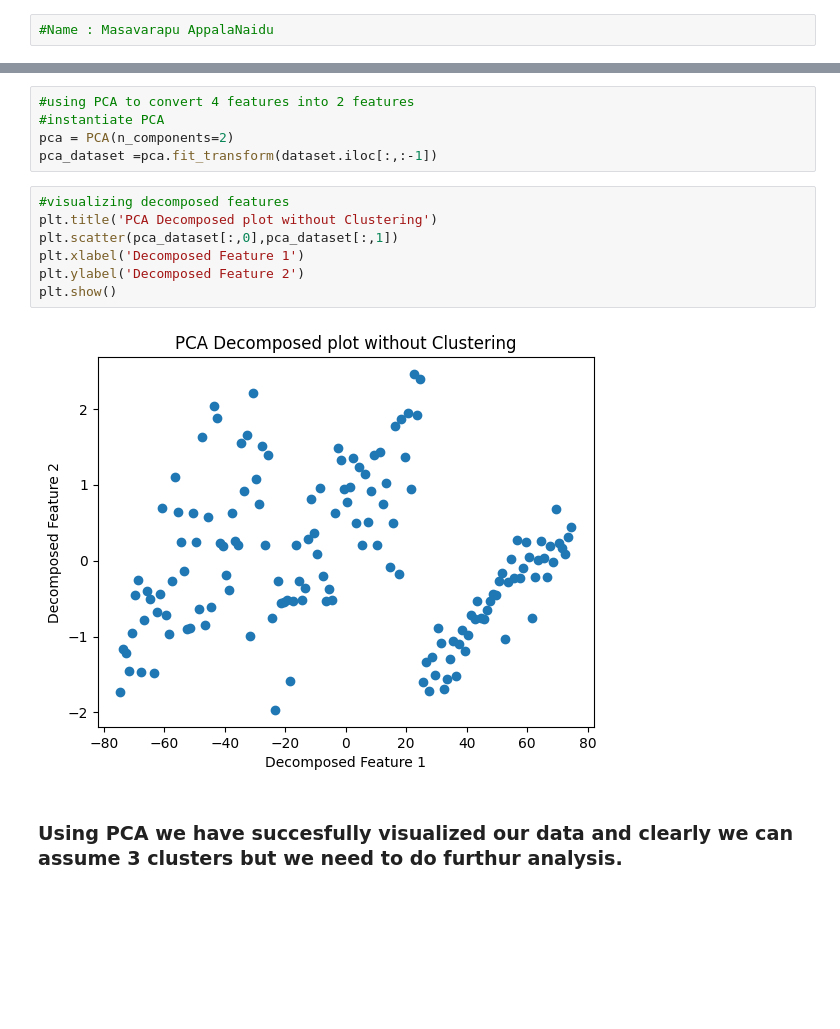
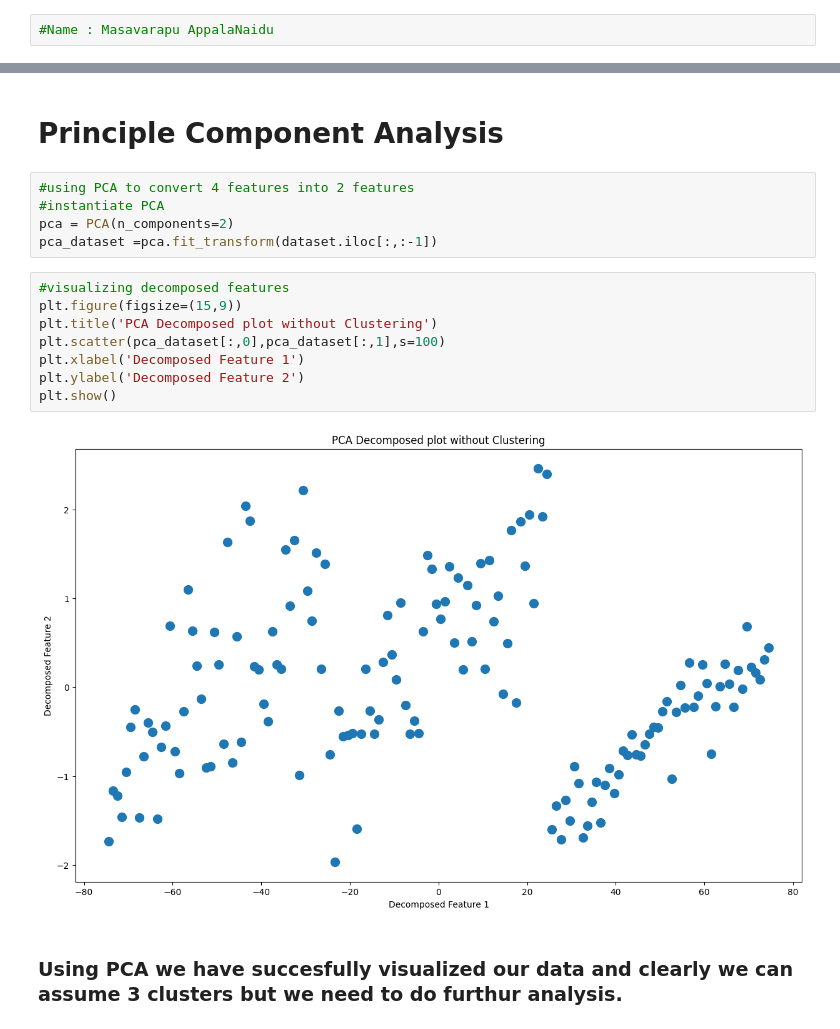
Before and after one commit to naidu970/sparks-internship-submission, a Jupyter notebook: task2.ipynb, the cells around one changed output, grey strips where cells are left out. Cells and saved outputs as stored; diff of their text form; blank space fills up the shorter version.

```diff
--- a/task2.ipynb
+++ b/task2.ipynb
@@ -34,3 +86,5 @@ number of species ['Iris-setosa' 'Iris-versicolor' 'Iris-virginica']
+# %% [markdown]
+# Principle Component Analysis
 # %%
 #using PCA to convert 4 features into 2 features
 #instantiate PCA
@@ -38,13 +92,14 @@ pca = PCA(n_components=2)
 pca_dataset =pca.fit_transform(dataset.iloc[:,:-1])
 # %%
 #visualizing decomposed features
+plt.figure(figsize=(15,9))
 plt.title('PCA Decomposed plot without Clustering')
-plt.scatter(pca_dataset[:,0],pca_dataset[:,1])
+plt.scatter(pca_dataset[:,0],pca_dataset[:,1],s=100)
 plt.xlabel('Decomposed Feature 1')
 plt.ylabel('Decomposed Feature 2')
 plt.show()
 # %% [output]
-[figure, old version]
+[figure, new version]
 # %% [markdown]
 ### Using PCA we have succesfully visualized our data and clearly we can assume 3 clusters but we need to do furthur analysis.
 # %%
```
Also changed, not shown: parts of 19 cells of this notebook.
